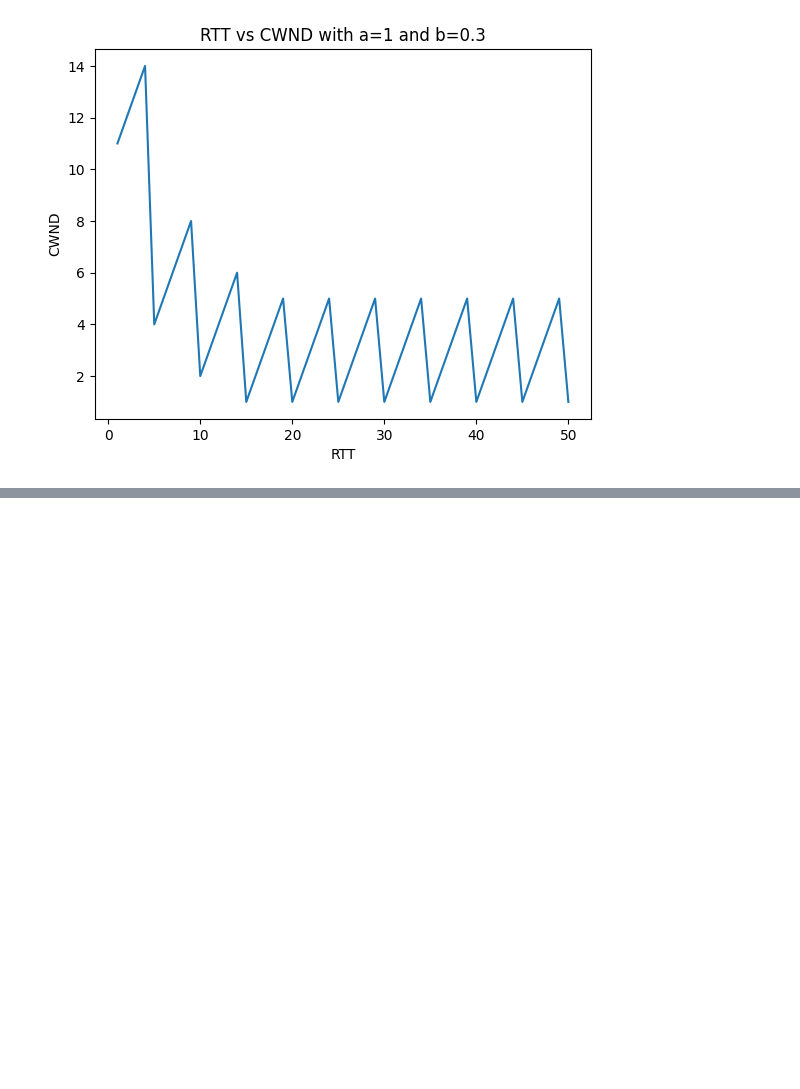
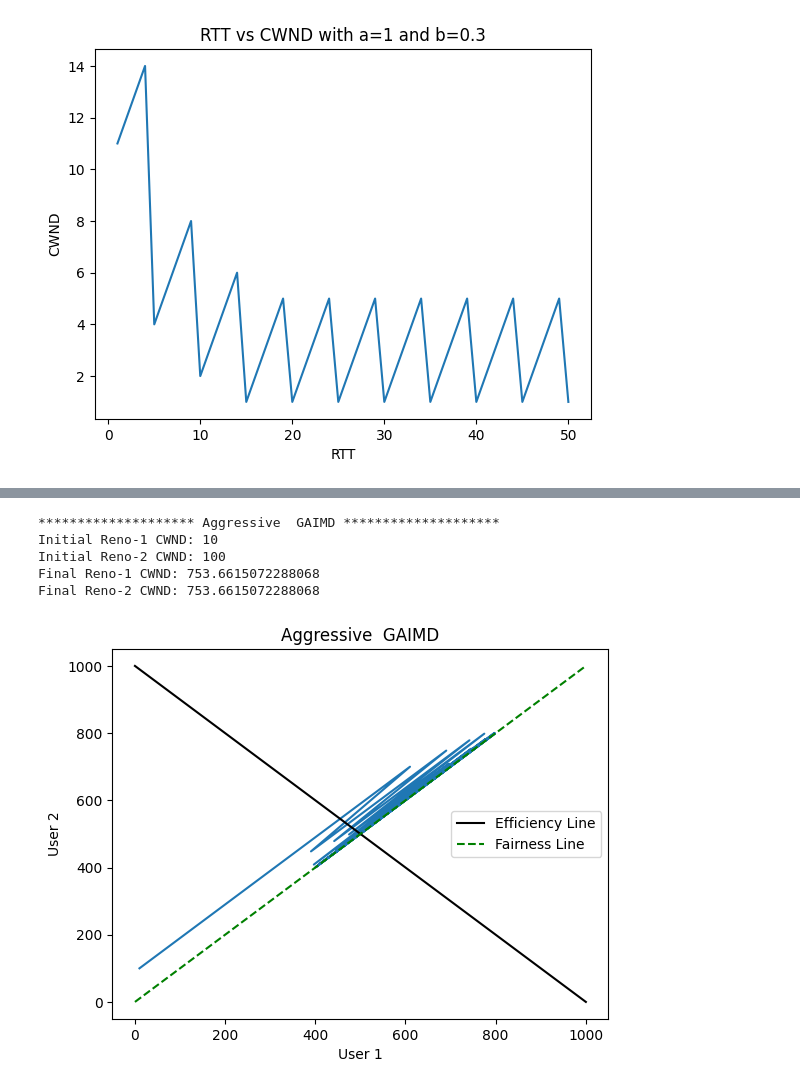
Before and after one commit to Andrelim99/CZ4052-Cloud-Computing, a Jupyter notebook: Assignment 1/main.ipynb, the cells around one changed output, grey strips where cells are left out. Drawn from its saved outputs; the diff is of its cells as text; code cells hidden in the pictures; blank space fills up the shorter version.

```diff
--- a/Assignment 1/main.ipynb
+++ b/Assignment 1/main.ipynb
@@ -265,0 +265,51 @@ Final Reno-2 CWND: 38.0
+# %%
+# Aggressive GAIMD
+ITERATESMAX = 5000 # You can adjust this value as needed
+# Max Capacity of the network
+C = 1000
+
+# Params
+ALPHA = 1
+BETA = 0.5
+
+alphas = [0.3*C, 0.3*C]
+
+betas = [0.8, 0.8]
+
+init_cwnds = [10, 100]
+
+# ssthresholds = [float('inf'), float('inf')]
+
+# exponents = [1/3, 1/3]
+
+# Users
+num_users = len(alphas)
+users = []
+
+for i in range(num_users):
+    users.append(GAIMD(alphas[i], betas[i], init_cwnds[i]))
+
+name = "Aggressive  GAIMD"
+print("*"*20 +f" {name} " + "*"*20)
+
+# Display the initial values
+for i, u in enumerate(users):
+    print(f"Initial Reno-{i+1} CWND:", u.RTT_tracker[0])
+
+# Simulate the network
+network = Network(C, users)
+for i in range(1, ITERATESMAX):
+    network.run_one_RTT()
+
+# Display the final values
+for i, u in enumerate(users):
+    print(f"Final Reno-{i+1} CWND:", u.RTT_tracker[-1])
+
+network.visualise(name)
+# %% [output]
+******************** Aggressive  GAIMD ********************
+Initial Reno-1 CWND: 10
+Initial Reno-2 CWND: 100
+Final Reno-1 CWND: 753.6615072288068
+Final Reno-2 CWND: 753.6615072288068
+[figure, added]
```
Also changed, not shown: parts of 8 cells of this notebook.
